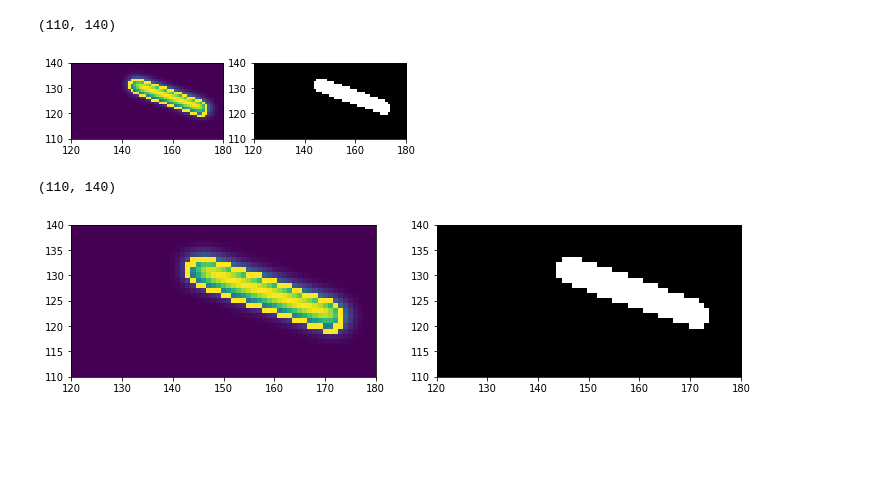
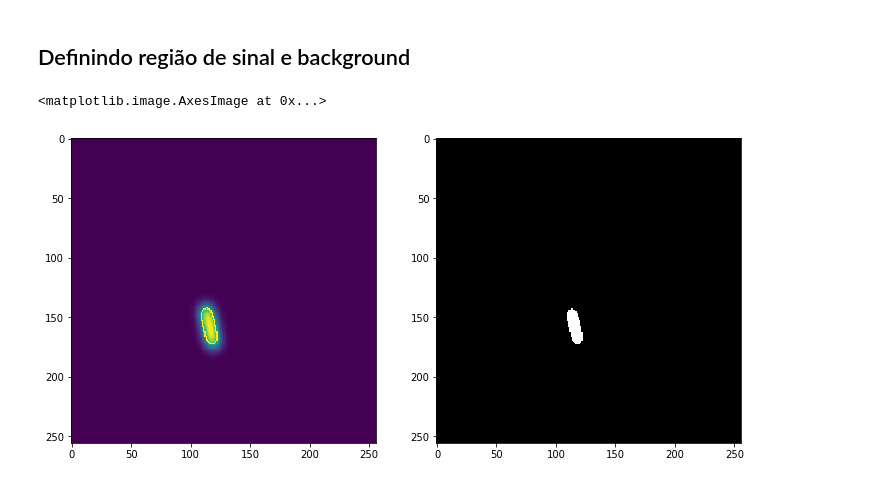
Before and after one commit to Gui1402/filtering_cygnus, a Jupyter notebook: notebooks/filters.ipynb, the cells around one changed output. Cells and saved outputs as stored; diff of their text form; code cells hidden in the pictures; blank space fills up the shorter version.

```diff
--- a/notebooks/filters.ipynb
+++ b/notebooks/filters.ipynb
@@ -64,5 +73,5 @@ cd ../content/gdrive/My Drive/CYGNO UFJF/Simulation/files
 # %%
 # lista com todos os arquivos .h5
-fullFiles  = glob.glob('*.h5')
+fullFiles  = glob.glob(folder + '/*.h5')
 fullFiles
 # %% [output]
@@ -70,6 +79,6 @@ fullFiles
 # %%
 ## leitura dos arquivos de ruido
-file_noise  = '../../noiseFiles/noise_data.h5'
+file_noise  = '../data/noise/noise_data.h5'
 fn          = h5py.File(file_noise,'r')
 ped         = fn['mean']
 ## run 817
@@ -194,22 +242,20 @@ imT    = imTruth>alpha*(np.exp(-nSigma))
+# %% [markdown]
+## Definindo região de sinal e background
+# %%
+nSigma = 0.5      ## quantos sigmas pegaremos do sinal
+im_bin    = imTruth>alpha*(np.exp(-nSigma))   ## definindo com binaria a imagem maior que o threshold de 1 sigma
 # %%
-
-#xx,yy  = np.where(np.diff(imT[:,:,1])!= 0)
-xv,yv = np.where((np.diff(imT[:,:,1],axis = 0)== True))
-xh,yh = np.where((np.diff(imT[:,:,1],axis = 1)== True))
-aux    = imTruth[:,:,1]
-aux[xv,yv] = alpha[1]
-aux[xh,yh] = alpha[1]
+im_number = 4
+## aquisicao da regiao de interesse
+xv,yv = np.where((np.diff(im_bin[:,:,im_number],axis = 0) != 0))   ## detecta transicoes no eixo x
+xh,yh = np.where((np.diff(im_bin[:,:,im_number],axis = 1) != 0))   ## detecta transicoes no eixo y
+aux    = imTruth[:,:,im_number]
+aux[xv,yv] = alpha[im_number]
+aux[xh,yh] = alpha[im_number]
-# %% [output]
-(110, 140)
-[figure, removed]
 # %%
 fig,ax = plt.subplots(1,2,figsize = (12,12))
 ax[0].imshow(aux,cmap = 'viridis')
-ax[0].set_xlim([120,180])
-ax[0].set_ylim([110,140])
-ax[1].imshow(imT[:,:,1],cmap = 'gray')
-ax[1].set_xlim([120,180])
-ax[1].set_ylim([110,140])
+ax[1].imshow(im_bin[:,:,im_number],cmap = 'gray')
 # %% [output]
-(110, 140)
+<matplotlib.image.AxesImage at 0x...>
-[figure, old version]
+[figure, new version]
```
Also changed, not shown: parts of 23 cells of this notebook, 4 other files.
